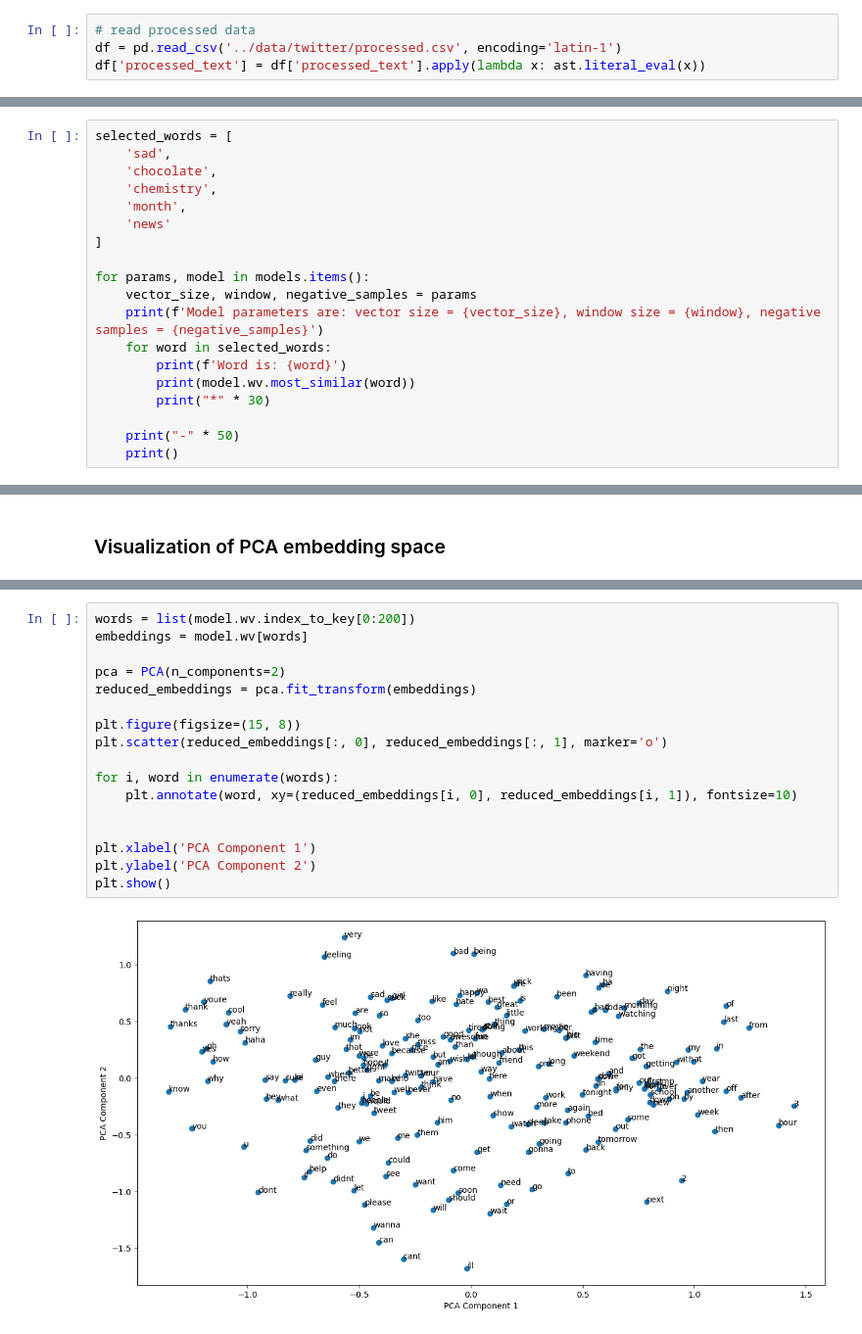
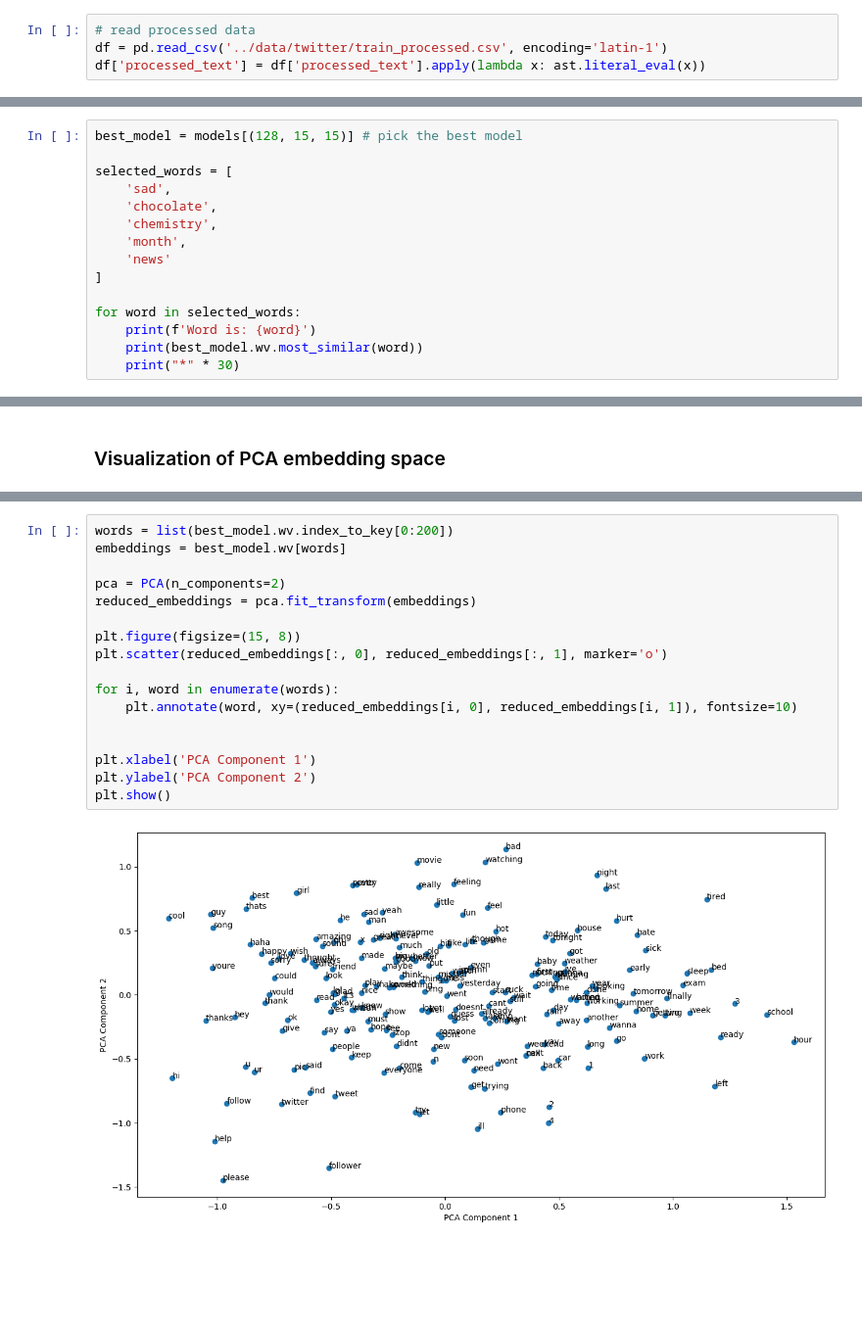
Before and after one commit to yjiahao/natural-language-processing, a Jupyter notebook: assignment_1_embeddings/skip-gram.ipynb, the cells around one changed output, grey strips where cells are left out. Shown at 98% size. Drawn from its saved outputs; the diff is of its cells as text; blank space fills up the shorter version.

Commit message:
add train test split, re run skip-gram training

```diff
--- a/assignment_1_embeddings/skip-gram.ipynb
+++ b/assignment_1_embeddings/skip-gram.ipynb
@@ -16,7 +18,7 @@ import logging
 logging.basicConfig(format='%(asctime)s : %(levelname)s : %(message)s', level=logging.INFO)
 # %%
 # read processed data
-df = pd.read_csv('../data/twitter/processed.csv', encoding='latin-1')
+df = pd.read_csv('../data/twitter/train_processed.csv', encoding='latin-1')
 df['processed_text'] = df['processed_text'].apply(lambda x: ast.literal_eval(x))
 # %%
 tokenized_sentences = list(df['processed_text'])
@@ -92,6 +147,8 @@ for k in models.keys():
 # %% [markdown]
 ### Nearest Neighbours for selected words
 # %%
+best_model = models[(128, 15, 15)] # pick the best model
+
 selected_words = [
     'sad',
     'chocolate',
@@ -100,14 +157,8 @@ selected_words = [
     'news'
 ]
 
-for params, model in models.items():
-    vector_size, window, negative_samples = params
-    print(f'Model parameters are: vector size = {vector_size}, window size = {window}, negative samples = {negative_samples}')
-    for word in selected_words:
-        print(f'Word is: {word}')
-        print(model.wv.most_similar(word))
-        print("*" * 30)
-
-    print("-" * 50)
-    print()
+for word in selected_words:
+    print(f'Word is: {word}')
+    print(best_model.wv.most_similar(word))
+    print("*" * 30)
 # %% [output]
@@ -139,20 +186,20 @@ model = models[(300, 5, 15)]
 # %%
-words = list(model.wv.index_to_key[0:200])
-embeddings = model.wv[words]
+words = list(best_model.wv.index_to_key[0:200])
+embeddings = best_model.wv[words]
 
 pca = PCA(n_components=2)
 reduced_embeddings = pca.fit_transform(embeddings)
 
 plt.figure(figsize=(15, 8))
 plt.scatter(reduced_embeddings[:, 0], reduced_embeddings[:, 1], marker='o')
 
 for i, word in enumerate(words):
     plt.annotate(word, xy=(reduced_embeddings[i, 0], reduced_embeddings[i, 1]), fontsize=10)
 
 
 plt.xlabel('PCA Component 1')
 plt.ylabel('PCA Component 2')
 plt.show()
 # %% [output]
-[figure, old version]
+[figure, new version]
 # %% [markdown]
```
Also changed, not shown: parts of 12 cells of this notebook, 2 other files.
